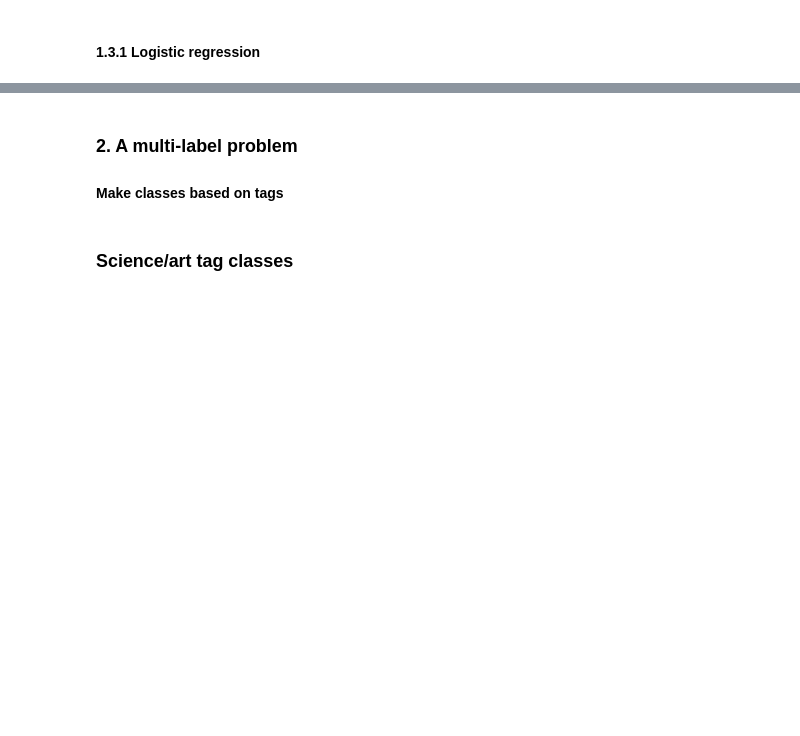
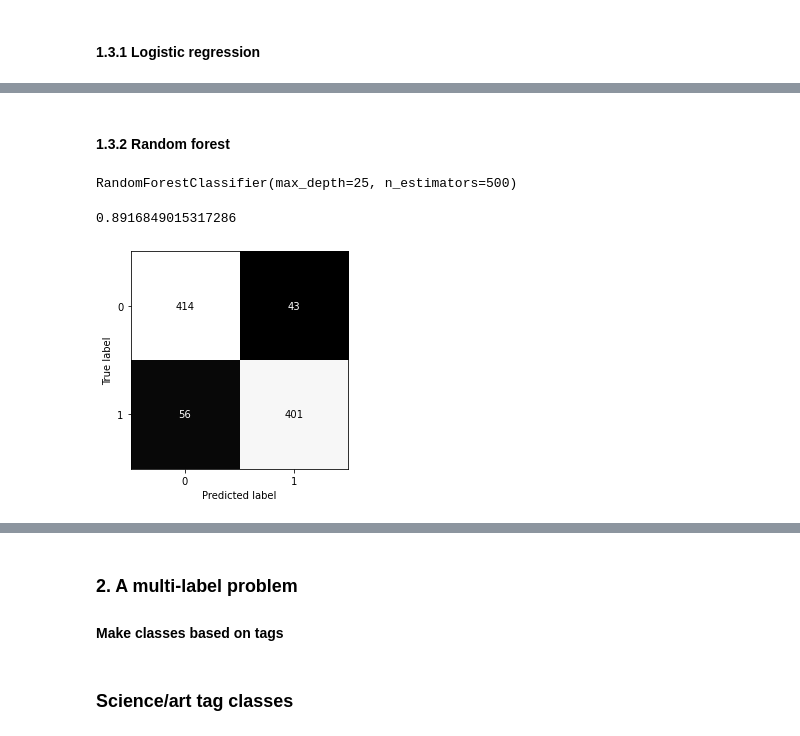
Before and after one commit to konstanzer/brainpickings-nlp, a Jupyter notebook: my_nlp.ipynb, the cells around one changed output, grey strips where cells are left out. Cells and saved outputs as stored; diff of their text form; code cells hidden in the pictures; blank space fills up the shorter version.

```diff
--- a/my_nlp.ipynb
+++ b/my_nlp.ipynb
@@ -139,0 +163,14 @@ weighted avg       0.91      0.91      0.91      1140
+# %% [markdown]
+#### 1.3.2 Random forest
+# %%
+rf = RandomForestClassifier(n_estimators=500,
+                            max_depth=12)
+rf.fit(X_train, y_train)
+# %% [output]
+RandomForestClassifier(max_depth=25, n_estimators=500)
+# %%
+print(rf.score(X_test, y_test))
+plot_confusion_matrix(rf, X_test, y_test, cmap="gray", colorbar=False);
+# %% [output]
+0.8916849015317286
+[figure, added]
```
Also changed, not shown: parts of 45 cells of this notebook.
